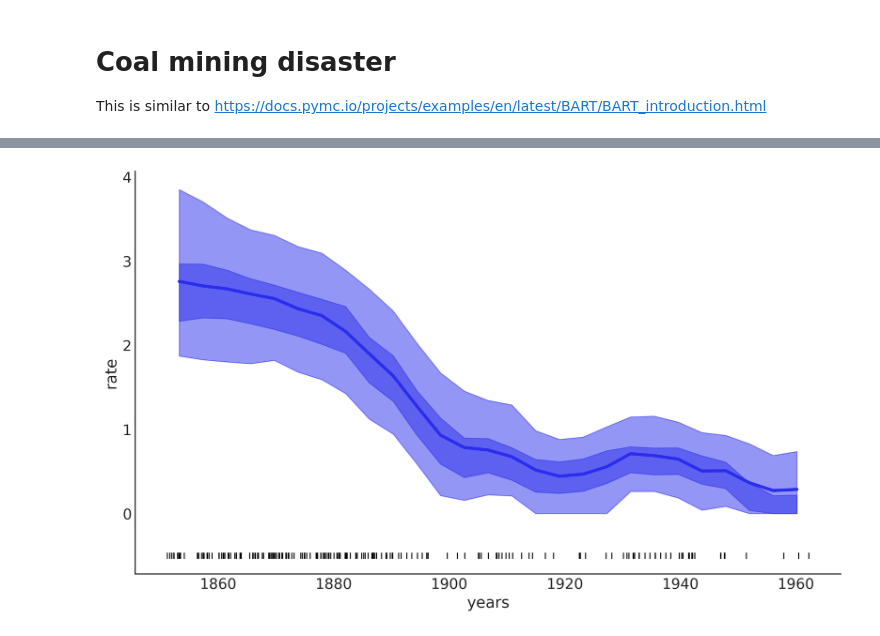
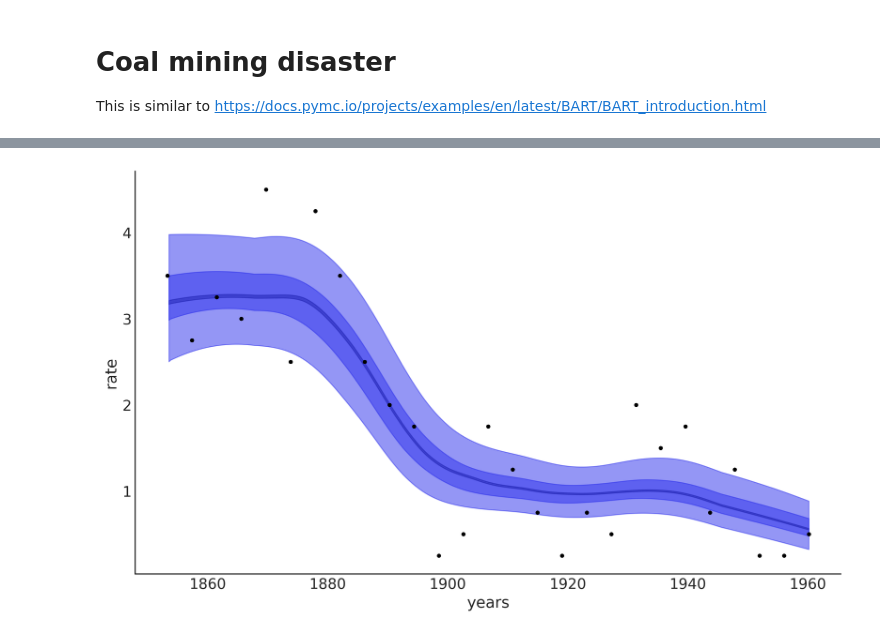
Before and after one commit to Grupo-de-modelado-probabilista/BART, a Jupyter notebook: experiments/Coal_mining.ipynb, the cells around one changed output, grey strips where cells are left out. Drawn from its saved outputs; the diff is of its cells as text; code cells hidden in the pictures.

```diff
--- a/experiments/Coal_mining.ipynb
+++ b/experiments/Coal_mining.ipynb
@@ -25,11 +25,12 @@ x_centers = x_edges[:-1] + (x_edges[1] - x_edges[0]) / 2
 # xdata needs to be 2D for BART
 x_data = x_centers[:, None]
 # express data as the rate number of disaster per year
-y_data = hist / 4
+y_data = hist
 # %%
 with pm.Model() as model_coal:
-    μ_ = pmb.BART("μ_", X=x_data, Y=y_data, m=20)
-    μ = pm.Deterministic("μ", np.abs(μ_))
+    μ_ = pmb.BART("μ_", X=x_data, Y=np.log(y_data), m=20)
+    μ = pm.Deterministic("μ", np.exp(μ_))
     y_pred = pm.Poisson("y_pred", mu=μ, observed=y_data)
-    idata_coal = pm.sample(random_seed=RANDOM_SEED)
+    idata_coal = pm.sample(random_seed=RANDOM_SEED,
+                           compute_convergence_checks=False)
 # %% [output]
@@ -40,16 +41,18 @@ Sampling 3 chains for 1_000 tune and 1_000 draw iterations (3_000 + 3_000 draws
 # %%
 _, ax = plt.subplots(figsize=(10, 6))
 
-rates = idata_coal.posterior["μ"]
-rate_mean = idata_coal.posterior["μ"].mean(dim=["draw", "chain"])
-ax.plot(x_centers, rate_mean, "C0", lw=3)
-az.plot_hdi(x_centers, rates, smooth=False, color="C0")
+rates = idata_coal.posterior["μ"] / 4
+rate_mean = idata_coal.posterior["μ"].mean(dim=["draw", "chain"]) / 4
+ax.plot(x_centers, y_data/4, "k.")
+az.plot_hdi(x_centers, rates, smooth=True, color="k", hdi_prob=0.05)
+
+az.plot_hdi(x_centers, rates, smooth=True, color="C0")
 az.plot_hdi(
-    x_centers, rates, hdi_prob=0.5, smooth=False, color="C0", plot_kwargs={"alpha": 0}
+    x_centers, rates, hdi_prob=0.5, smooth=True, color="C0", plot_kwargs={"alpha": 0}
 )
-ax.plot(coal, np.zeros_like(coal) - 0.5, "k|")
+#ax.plot(coal, np.zeros_like(coal) - 0.5, "k|")
 ax.set_xlabel("years")
 ax.set_ylabel("rate")
-plt.savefig("coal_mining.png");
+plt.savefig("coal_mining_03.png");
 # %% [output]
-[figure, old version]
+[figure, new version]
```
Also changed, not shown: parts of 1 cell of this notebook, 16 other files.
